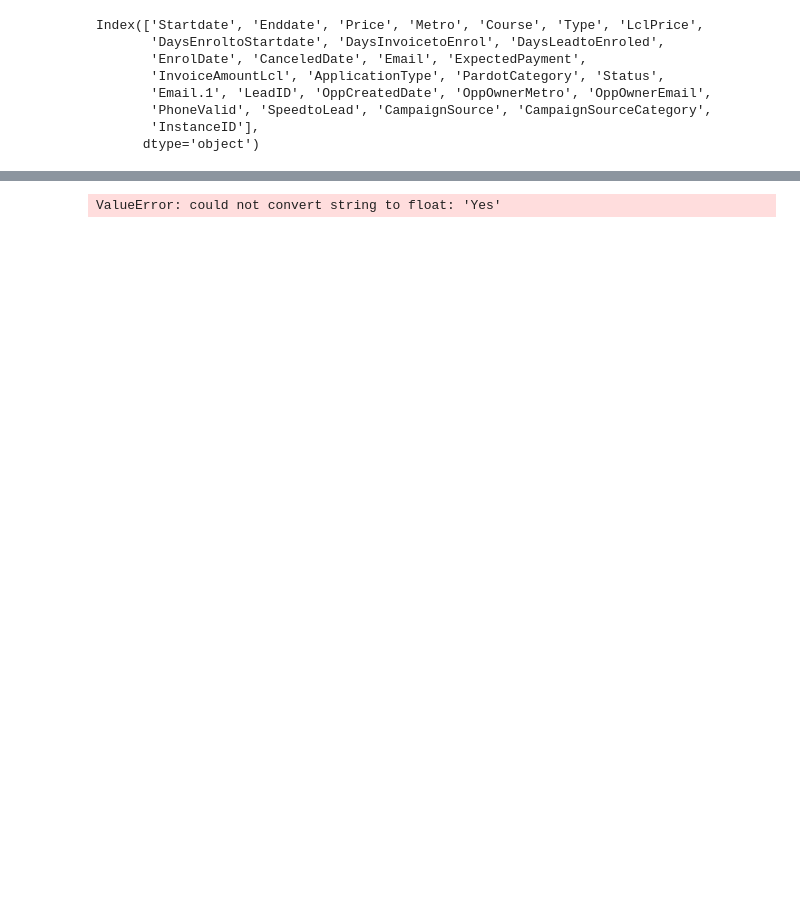
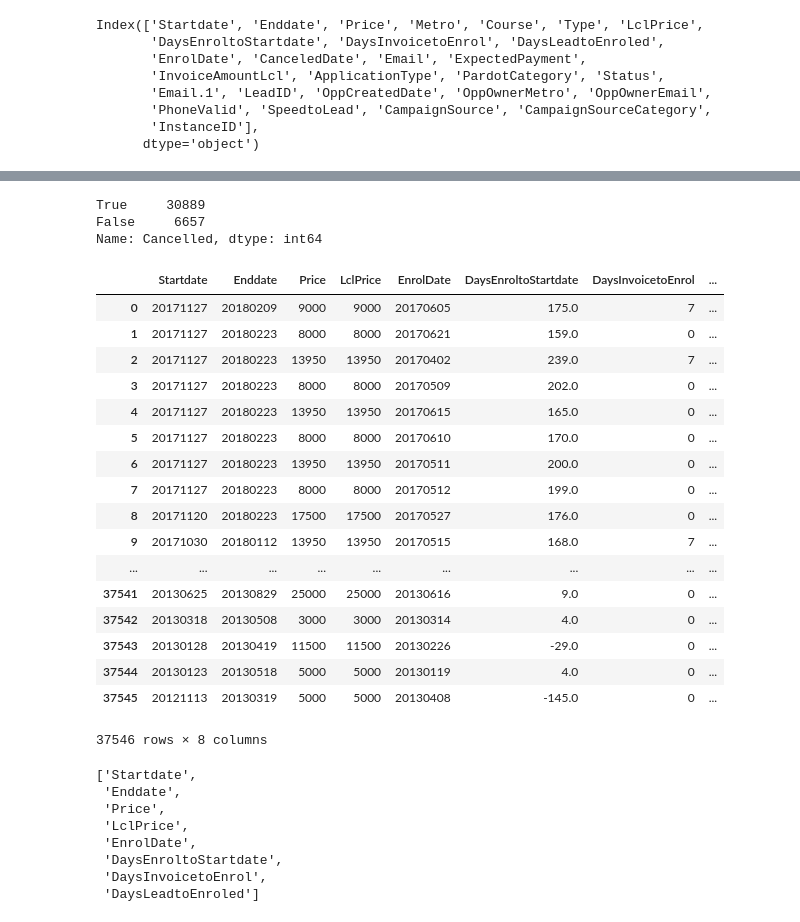
Before and after one commit to mikaelasquirchuk/dat8syd-project, a Jupyter notebook: Enrolments.ipynb, the cells around one changed output, grey strips where cells are left out. Drawn from its saved outputs; the diff is of its cells as text; code cells hidden in the pictures; blank space fills up the shorter version.

```diff
--- a/Enrolments.ipynb
+++ b/Enrolments.ipynb
@@ -56,0 +79,3 @@ Index(['Startdate', 'Enddate', 'Price', 'Metro', 'Course', 'Type', 'LclPrice',
+# %%
+treesubset = enrolments[['Startdate', 'Enddate','Price','LclPrice','EnrolDate','DaysEnroltoStartdate','DaysInvoicetoEnrol','DaysLeadtoEnroled','Cancelled']]
+treesubset.head()
@@ -56,0 +89,2 @@ Index(['Startdate', 'Enddate', 'Price', 'Metro', 'Course', 'Type', 'LclPrice',
+# %%
+treesubset['DaysEnroltoStartdate'].fillna(value=0,inplace=True)
@@ -57,22 +110,53 @@ Index(['Startdate', 'Enddate', 'Price', 'Metro', 'Course', 'Type', 'LclPrice',
+# %%
+treesubset.Cancelled.value_counts()
+# %% [output]
+True     30889
+False     6657
+Name: Cancelled, dtype: int64
+# %%
+from sklearn import tree
+from sklearn.cross_validation import train_test_split
+from sklearn import metrics
+import matplotlib.pyplot as plt
+
+%matplotlib inline
+
+cancelled = treesubset['Cancelled']
+del treesubset['Cancelled']
+treesubset
+# %% [output]
+|  | Startdate | Enddate | Price | LclPrice | EnrolDate | DaysEnroltoStartdate | DaysInvoicetoEnrol | ... |
+| 0 | 20171127 | 20180209 | 9000 | 9000 | 20170605 | 175.0 | 7 | ... |
+| 1 | 20171127 | 20180223 | 8000 | 8000 | 20170621 | 159.0 | 0 | ... |
+| 2 | 20171127 | 20180223 | 13950 | 13950 | 20170402 | 239.0 | 7 | ... |
+| 3 | 20171127 | 20180223 | 8000 | 8000 | 20170509 | 202.0 | 0 | ... |
+| 4 | 20171127 | 20180223 | 13950 | 13950 | 20170615 | 165.0 | 0 | ... |
+| 5 | 20171127 | 20180223 | 8000 | 8000 | 20170610 | 170.0 | 0 | ... |
+| 6 | 20171127 | 20180223 | 13950 | 13950 | 20170511 | 200.0 | 0 | ... |
+| 7 | 20171127 | 20180223 | 8000 | 8000 | 20170512 | 199.0 | 0 | ... |
+| 8 | 20171120 | 20180223 | 17500 | 17500 | 20170527 | 176.0 | 0 | ... |
+| 9 | 20171030 | 20180112 | 13950 | 13950 | 20170515 | 168.0 | 7 | ... |
+| ... | ... | ... | ... | ... | ... | ... | ... | ... |
+| 37541 | 20130625 | 20130829 | 25000 | 25000 | 20130616 | 9.0 | 0 | ... |
+| 37542 | 20130318 | 20130508 | 3000 | 3000 | 20130314 | 4.0 | 0 | ... |
+| 37543 | 20130128 | 20130419 | 11500 | 11500 | 20130226 | -29.0 | 0 | ... |
+| 37544 | 20130123 | 20130518 | 5000 | 5000 | 20130119 | 4.0 | 0 | ... |
+| 37545 | 20121113 | 20130319 | 5000 | 5000 | 20130408 | -145.0 | 0 | ... |
+37546 rows × 8 columns
 # %%
-from sklearn import tree
-import pandas as pd
-import numpy as np
-from sklearn.cross_validation import train_test_split
-from sklearn import metrics
-import matplotlib.pyplot as plt
-
-%matplotlib inline
-
-cancelled = enrolments['Cancelled']
-del enrolments['Cancelled']
-
-X_train, X_test, y_train, y_test = train_test_split(enrolments, cancelled, random_state=1)
+X_train, X_test, y_train, y_test = train_test_split(treesubset, cancelled, random_state=1)
 ctree = tree.DecisionTreeClassifier(random_state=1, max_depth=2)
 # Fit the decision tree classifier
 ctree.fit(X_train, y_train)
 # Create a feature vector
-features = enrolments.columns.tolist()
+features = treesubset.columns.tolist()
 features
 # %% [output]
-ValueError: could not convert string to float: 'Yes'
+['Startdate',
+ 'Enddate',
+ 'Price',
+ 'LclPrice',
+ 'EnrolDate',
+ 'DaysEnroltoStartdate',
+ 'DaysInvoicetoEnrol',
+ 'DaysLeadtoEnroled']
```
Also changed, not shown: parts of 20 cells of this notebook, 4 other files.
